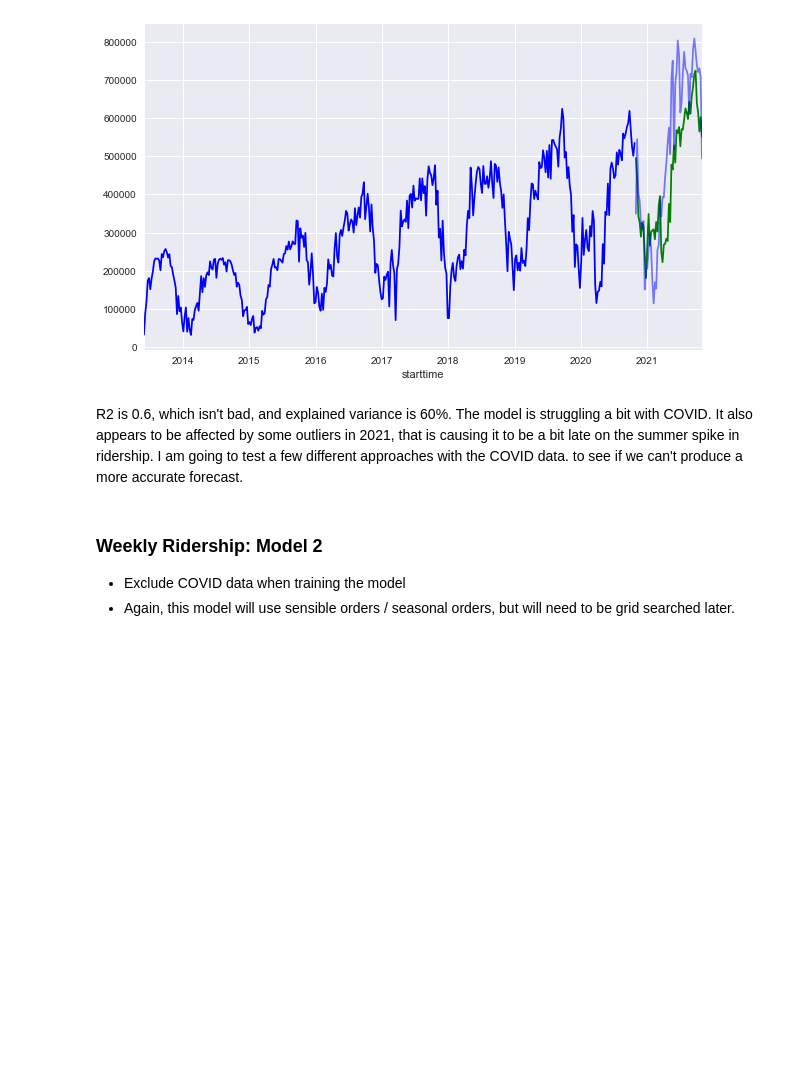
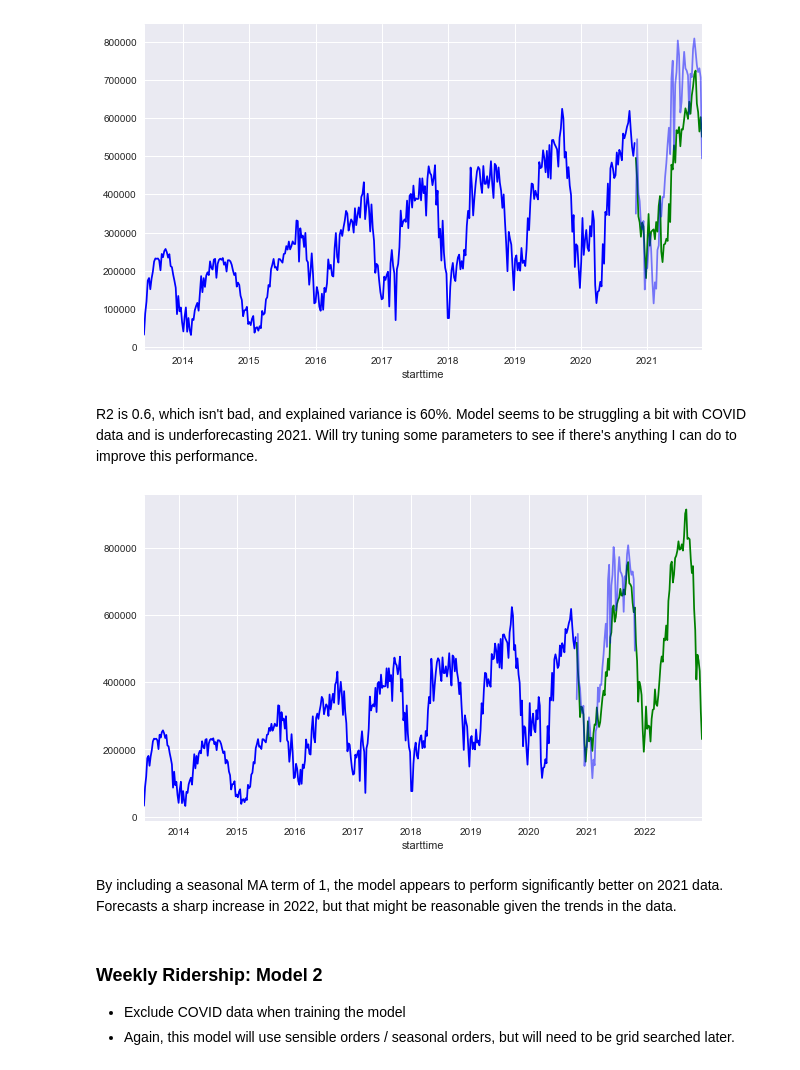
Before and after one commit to marvelje/citibike_ridership_project, a Jupyter notebook: citibike_arima.ipynb, the cells around one changed output. Saved outputs shown, nothing was run; the diff lists cells and outputs as text; code cells hidden in the pictures; blank space fills up the shorter version.

Commit message:
tuned neighborhood models

```diff
--- a/citibike_arima.ipynb
+++ b/citibike_arima.ipynb
@@ -424,8 +424,23 @@ r^2: 0.6247
 plot_results(weekly_ridership, weekly_future_df['baseline_seas'], True)
 # %% [output]
 [figure]
-# %% [markdown]
-R2 is 0.6, which isn't bad, and explained variance is 60%. The model is struggling a bit with COVID. It also appears to be affected by some outliers in 2021, that is causing it to be a bit late on the summer spike in ridership. I am going to test a few different approaches with the COVID data. to see if we can't produce a more accurate forecast.
+# %% [markdown]
+R2 is 0.6, which isn't bad, and explained variance is 60%. Model seems to be struggling a bit with COVID data and is underforecasting 2021. Will try tuning some parameters to see if there's anything I can do to improve this performance.
+# %%
+# Test model out to 2022
+
+seas_mod_weekly2 = SARIMAX(train_weekly, order=(3, 1, 1), seasonal_order=(1, 1, 1, 52)).fit(maxiter=1000)
+# %%
+sarima_preds = pd.DataFrame(seas_mod_weekly2.forecast(steps = len(test_weekly) + 60))
+sarima_preds['unlogged'] = sarima_preds['predicted_mean'].apply(lambda x: np.exp(x))
+# %%
+# Plot the results
+
+plot_results(weekly_ridership, sarima_preds['unlogged'], False)
+# %% [output]
+[figure, added]
+# %% [markdown]
+By including a seasonal MA term of 1, the model appears to perform significantly better on 2021 data. Forecasts a sharp increase in 2022, but that might be reasonable given the trends in the data.
 # %% [markdown]
 ### Weekly Ridership: Model 2
 
```
Also changed, not shown: parts of 3 cells of this notebook, 2 other files.
